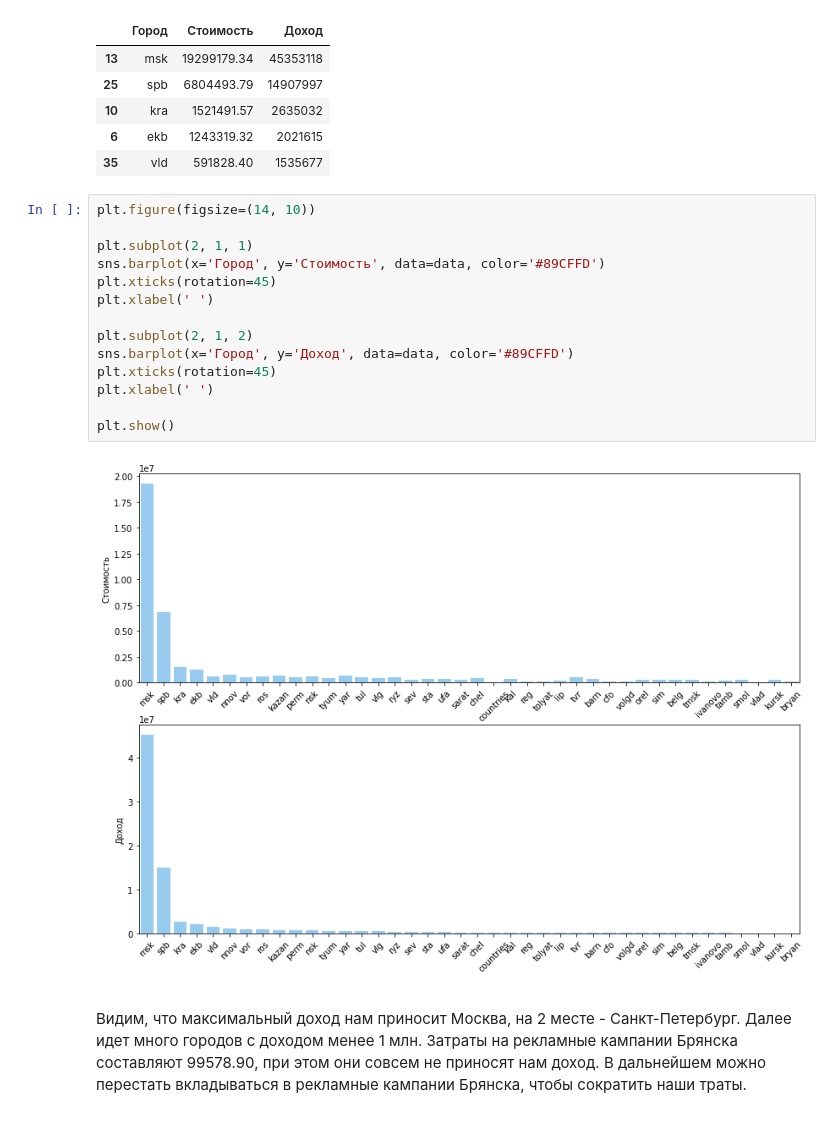
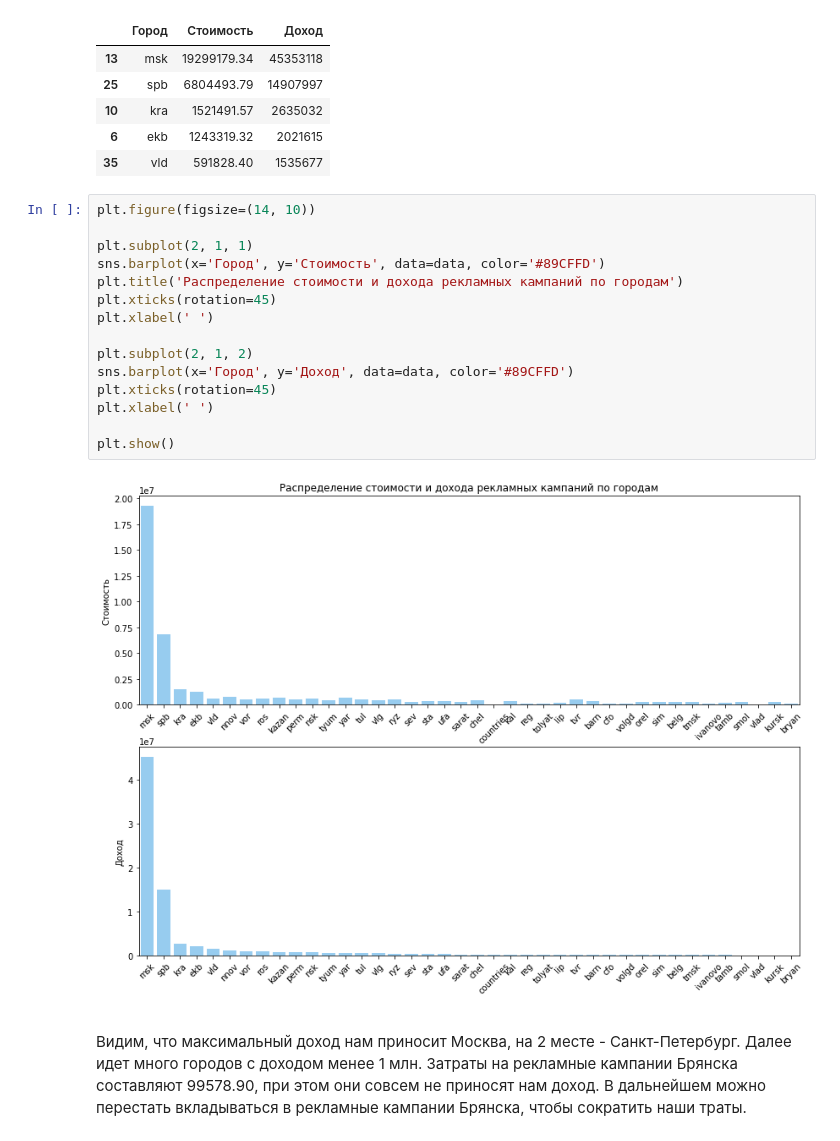
Before and after one commit to AnnaSledneva/Data-Analysis-Projects, a Jupyter notebook: Анализ рекламного трафика/project_github.ipynb, the cells around one changed output. Drawn from its saved outputs; the diff is of its cells as text.

```diff
--- a/Анализ рекламного трафика/project_github.ipynb
+++ b/Анализ рекламного трафика/project_github.ipynb
@@ -201,19 +249,20 @@ data.head()
 # %%
 plt.figure(figsize=(14, 10))
 
 plt.subplot(2, 1, 1)
 sns.barplot(x='Город', y='Стоимость', data=data, color='#89CFFD')
+plt.title('Распределение стоимости и дохода рекламных кампаний по городам')
 plt.xticks(rotation=45)
 plt.xlabel(' ')
 
 plt.subplot(2, 1, 2)
 sns.barplot(x='Город', y='Доход', data=data, color='#89CFFD')
 plt.xticks(rotation=45)
 plt.xlabel(' ')
 
 plt.show()
 # %% [output]
-[figure, old version]
+[figure, new version]
 # %% [markdown]
 Видим, что максимальный доход нам приносит Москва, на 2 месте - Санкт-Петербург. Далее идет много городов с доходом менее 1 млн. Затраты на рекламные кампании Брянска составляют 99578.90, при этом они совсем не приносят нам доход. В дальнейшем можно перестать вкладываться в рекламные кампании Брянска, чтобы сократить наши траты.
 # %% [markdown]
```
Also changed, not shown: parts of 48 cells of this notebook.
